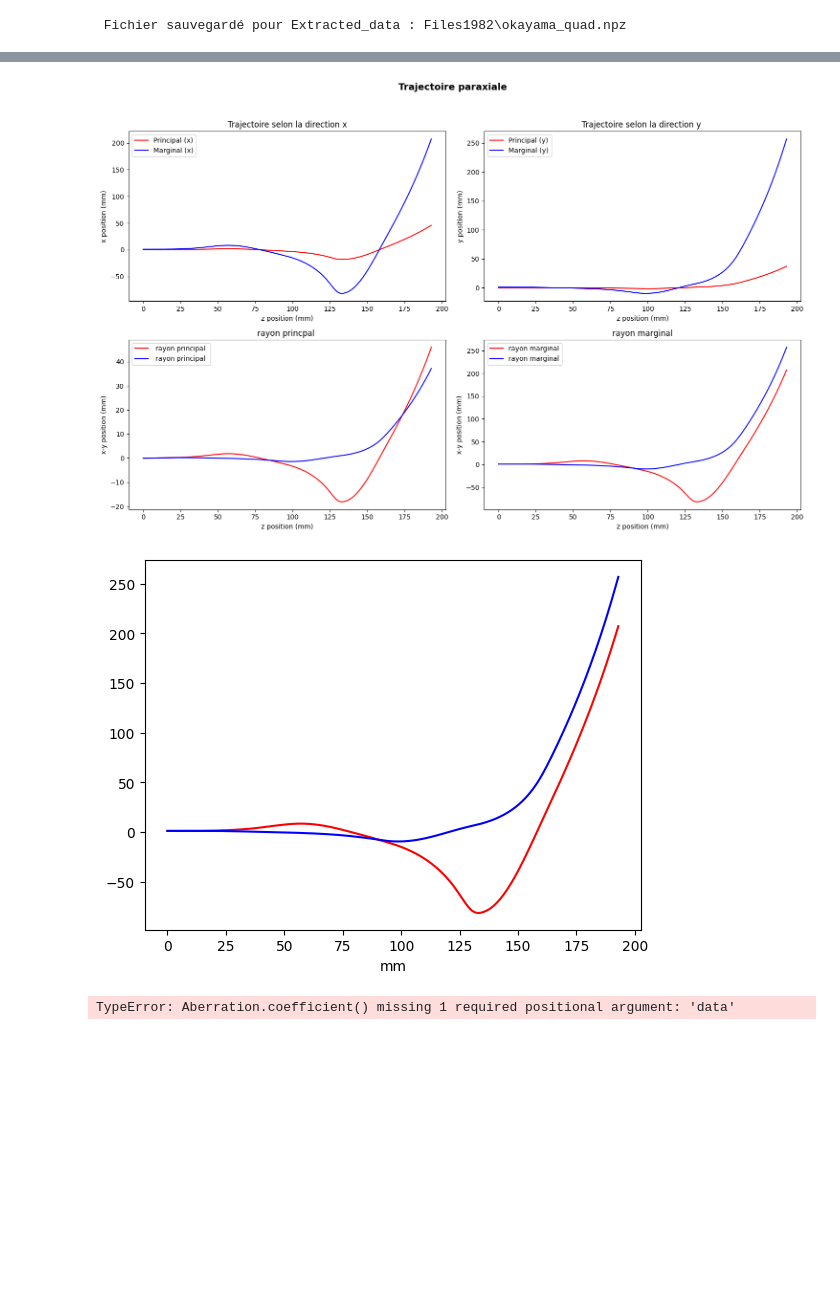
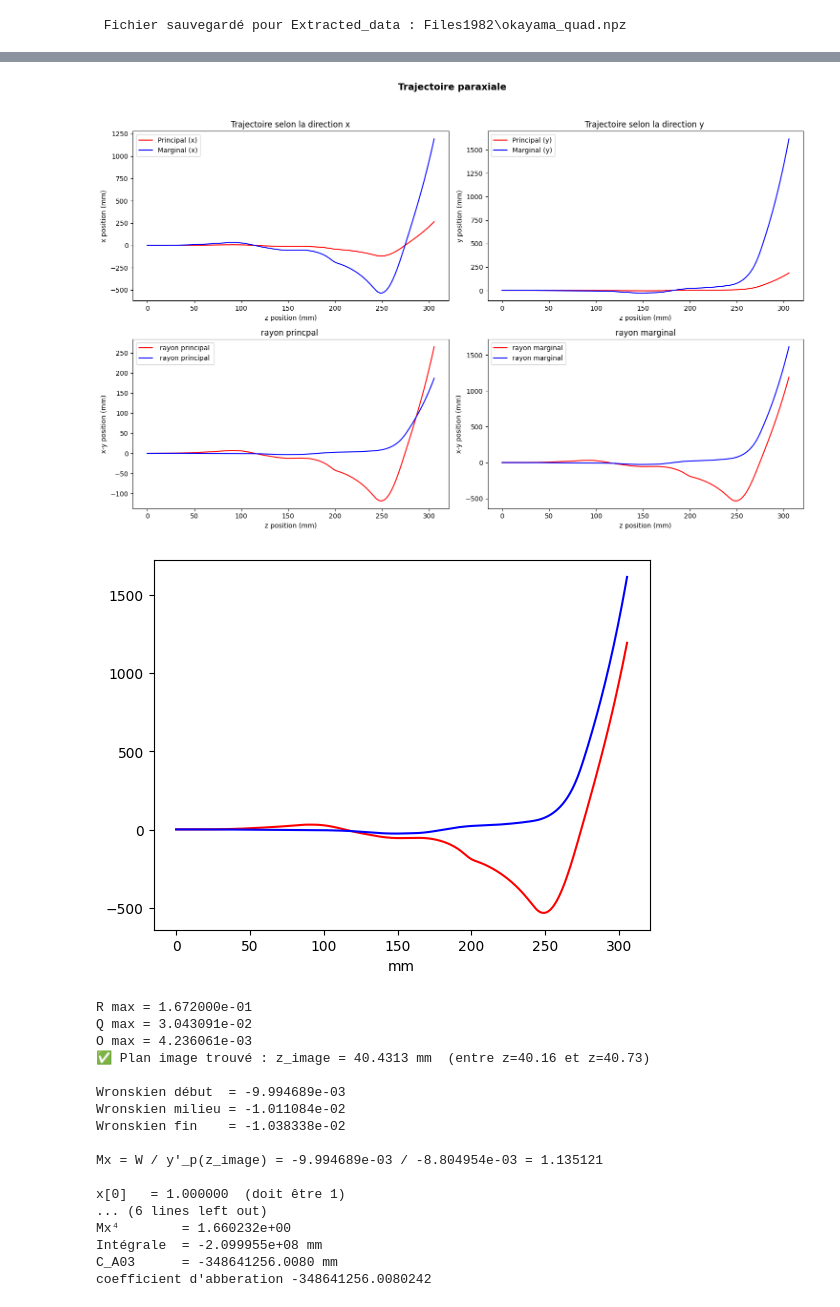
Before and after one commit to louise-lammertyn/projet-multi-code, a Jupyter notebook: Quadrupole_model/Data_exploitation_1982.ipynb, the cells around one changed output, grey strips where cells are left out. Cells and saved outputs as stored; diff of their text form; code cells hidden in the pictures; blank space fills up the shorter version.

```diff
--- a/Quadrupole_model/Data_exploitation_1982.ipynb
+++ b/Quadrupole_model/Data_exploitation_1982.ipynb
@@ -187,7 +203,7 @@ tension_quad4= {
 Liste_tension =[tension_quad1, tension_quad2, tension_quad3, tension_quad4]
 #Liste_z = [0, 34,82, 113]
 
-Liste_z = [0, 36.8, 80.2, 117]
+Liste_z = [0, 80, 150, 230]
 #Liste_z = [0,37,90.5,127.5]
 out_dir = "Files1982"
 # %%
@@ -213,22 +232,38 @@ quad_ent.decomposition_graph()
 # %%
 n = 100
 e = -1.6e-19
 
 marginal = Ion(1.6e-27, e, "principal", 0, 0.01, 0, 0.01)
 principal = Ion(1.6e-27, e, "marginal", 1, 0, 1, 0)
 
 marginalc = Ion(1.6e-27, e, "marginal", 0, 0.01, 0, 0.01)
 principalc = Ion(1.6e-27, e, "principal", 1, 0, 1, 0)
 
 Trajectoire = SimulationParaxiale(extracted_data2, Decomp2)
 Trajectoire.run_discret(marginal, principal)
 
 abberation = Aberration()
-c = abberation.coefficient(marginal, Decomp2 )
+c = abberation.coefficient(marginal,principal, Decomp2,  )
 print("coefficient d'abberation", c)
 # %% [output]
 2000
 2000
-[figure, old version]
+[figure, new version]
-[figure, old version]
+[figure, new version]
-TypeError: Aberration.coefficient() missing 1 required positional argument: 'data'
+R max = 1.672000e-01
+Q max = 3.043091e-02
+O max = 4.236061e-03
+✅ Plan image trouvé : z_image = 40.4313 mm  (entre z=40.16 et z=40.73)
+
+Wronskien début  = -9.994689e-03
+Wronskien milieu = -1.011084e-02
+Wronskien fin    = -1.038338e-02
+
+Mx = W / y'_p(z_image) = -9.994689e-03 / -8.804954e-03 = 1.135121
+
+x[0]   = 1.000000  (doit être 1)
+... (6 lines left out)
+Mx⁴        = 1.660232e+00
+Intégrale  = -2.099955e+08 mm
+C_A03      = -348641256.0080 mm
+coefficient d'abberation -348641256.0080242
```
Also changed, not shown: parts of 9 cells of this notebook, 45 other files.
